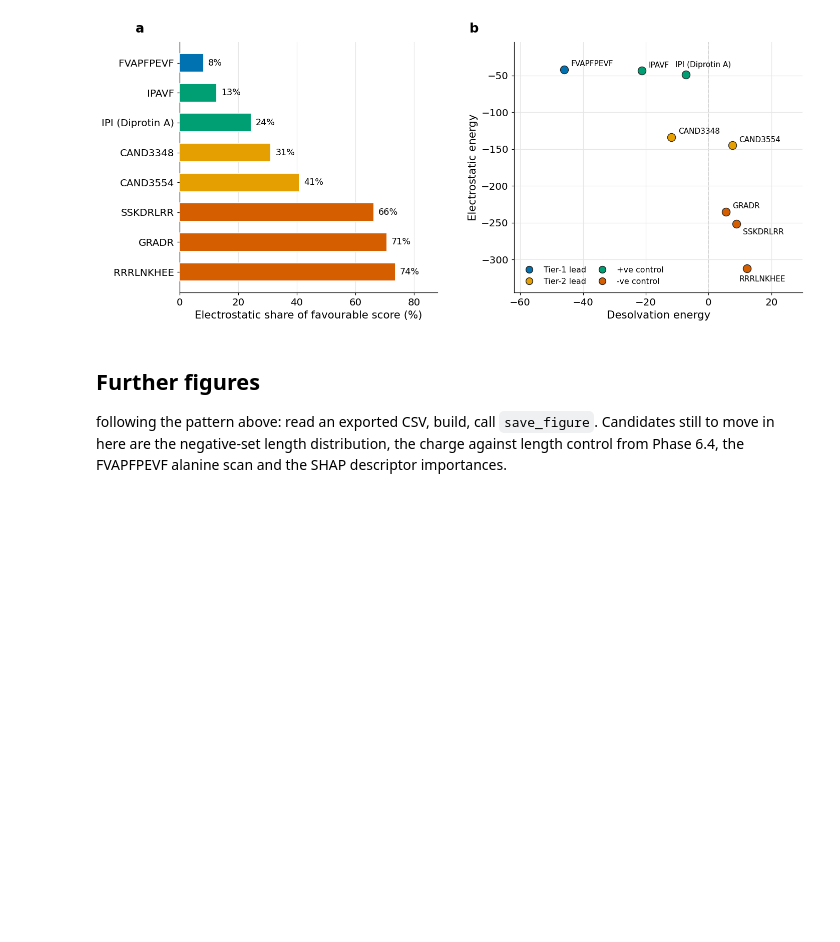
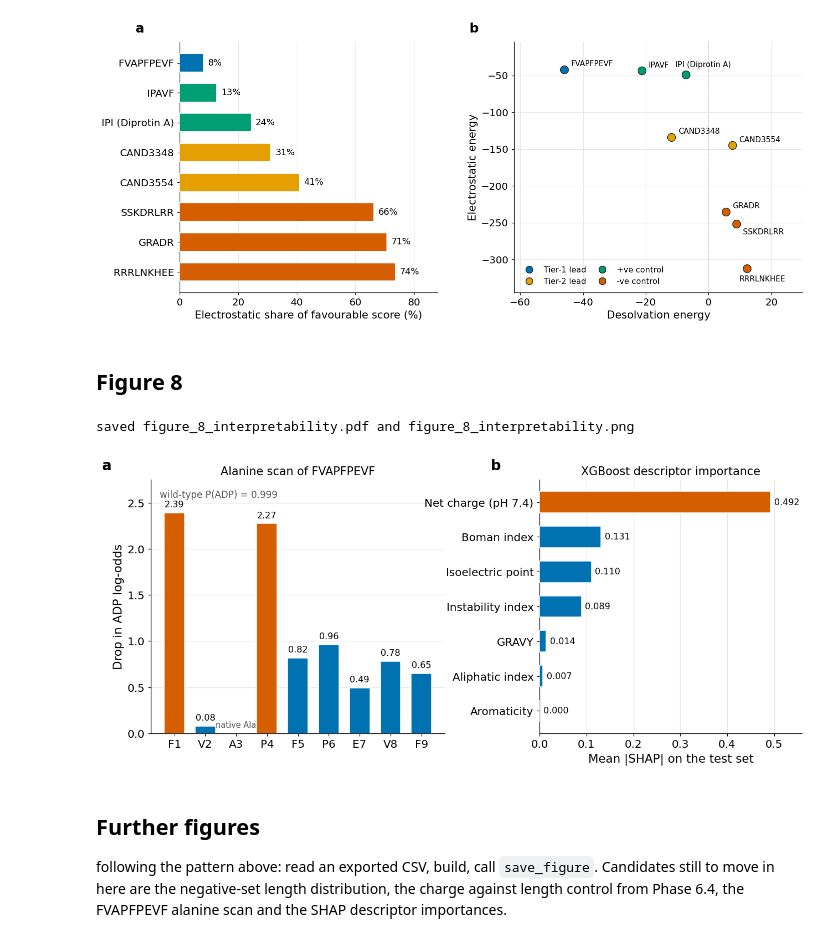
Before and after one commit to om-894/antidiabetic-peptide-classifier, a Jupyter notebook: figures.ipynb, the cells around one changed output. Drawn from its saved outputs; the diff is of its cells as text; code cells hidden in the pictures; blank space fills up the shorter version.

Commit message:
saved shap and alanine figure

```diff
--- a/figures.ipynb
+++ b/figures.ipynb
@@ -289,6 +289,67 @@ plt.show()
 # %% [output]
 saved figure_6_docking_charge.pdf and figure_6_docking_charge.png
 [figure]
+# %% [markdown]
+## Figure 8
+# %%
+import math
+
+PRETTY = {"net_charge_pH7.4": "Net charge (pH 7.4)", "boman_index": "Boman index",
+          "isoelectric_point": "Isoelectric point", "instability_index": "Instability index",
+          "gravy_kd": "GRAVY", "aliphatic_index": "Aliphatic index",
+          "aromaticity": "Aromaticity"}
+
+a = pd.read_csv("screening/alanine_FVAPFPEVF.csv")
+wt = float(a.loc[a.already_ala, "P_mut"].iloc[0])   # A->A is a no-op, so this row is the wild type
+s = pd.read_csv("screening/shap_descriptor_importance.csv")
+s = s[s.model == "xgb"].copy()
+s["label"] = s.feature.map(PRETTY)
+s = s.sort_values("mean_abs_shap").reset_index(drop=True)
+
+fig, (ax, bx) = plt.subplots(1, 2, figsize=(13.8, 5.4),
+                             gridspec_kw={"width_ratios": [1.12, 1], "wspace": 0.34})
+
+# (a) the two residues above 2.0 are highlighted, the native alanine greyed
+labels = [f"{r.wt}{r.position}" for r in a.itertuples()]
+colours = [GREY if r.already_ala else (VERMILLION if r.delta_logodds > 2 else BLUE)
+           for r in a.itertuples()]
+ax.bar(labels, a.delta_logodds, color=colours, width=0.66,
+       edgecolor="white", linewidth=1.0, zorder=3)
+ax.axhline(0, color="#222222", lw=0.8)
+ax.set_ylim(0, 2.75)
+ax.grid(axis="x", visible=False)
+ax.set_ylabel("Drop in ADP log-odds")
+ax.set_title("Alanine scan of FVAPFPEVF", fontsize=13.5)
+for r in a.itertuples():
+    if r.delta_logodds > 0.05:
+        ax.text(r.position - 1, r.delta_logodds + 0.06, f"{r.delta_logodds:.2f}",
+                ha="center", fontsize=10.5)
+ax.annotate(f"wild-type P(ADP) = {wt:.3f}", xy=(0.03, 0.93), xycoords="axes fraction",
+            fontsize=11, color="#555555")
+ax.text(2, 0.06, "native Ala", ha="center", fontsize=9.5, color="#555555")
+
+# (b) XGBoost only, since it is the learner in the consensus
+y = range(len(s))
+bx.barh(list(y), s.mean_abs_shap,
+        color=[VERMILLION if v > 0.4 else BLUE for v in s.mean_abs_shap],
+        height=0.62, edgecolor="white", linewidth=1.0, zorder=3)
+bx.set_yticks(list(y), s.label)
+bx.grid(axis="y", visible=False)
+bx.set_xlim(0, 0.56)
+bx.set_xlabel("Mean |SHAP| on the test set")
+bx.set_title("XGBoost descriptor importance", fontsize=13.5)
+for i, v in zip(y, s.mean_abs_shap):
+    bx.text(v + 0.008, i, f"{v:.3f}", va="center", fontsize=10.5)
+
+for lab, axis in zip("ab", (ax, bx)):
+    p = axis.get_position()
+    fig.text(p.x0 - 0.058, p.y1 + 0.03, lab, fontsize=17, fontweight="bold")
+
+save_figure(fig, "figure_8_interpretability")
+plt.show()
+# %% [output]
+saved figure_8_interpretability.pdf and figure_8_interpretability.png
+[figure, added]
 # %% [markdown]
 ## Further figures
 
```
Also changed, not shown: 2 other files.
